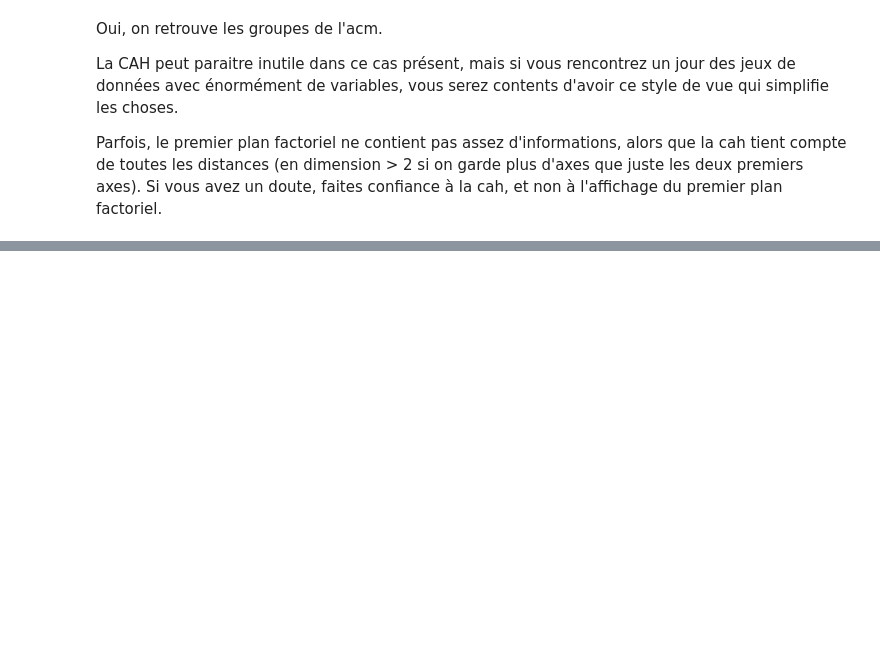
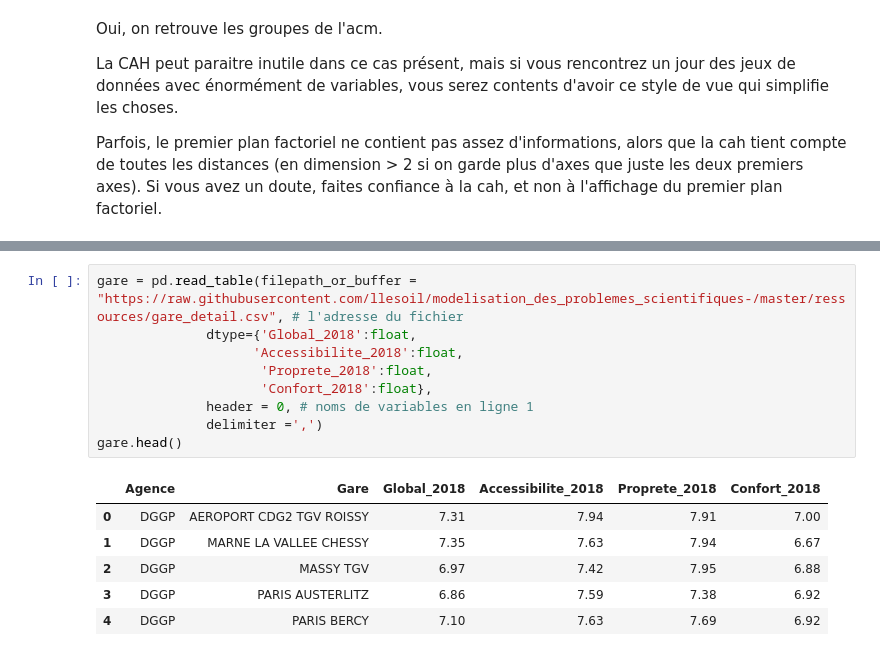
Before and after one commit to Sarah-Piet/modelisation_des_problemes_scientifiques-, a Jupyter notebook: Corrections/Correction TP2 - La satisfaction de la clientèle de la SNCF.ipynb, the cells around one changed output, grey strips where cells are left out. Cells and saved outputs as stored; diff of their text form; blank space fills up the shorter version.

```diff
--- a/Corrections/Correction TP2 - La satisfaction de la clientèle de la SNCF.ipynb
+++ b/Corrections/Correction TP2 - La satisfaction de la clientèle de la SNCF.ipynb
@@ -271,0 +271,16 @@ Parfois, le premier plan factoriel ne contient pas assez d'informations, alors q
+# %%
+gare = pd.read_table(filepath_or_buffer = "https://raw.githubusercontent.com/llesoil/modelisation_des_problemes_scientifiques-/master/ressources/gare_detail.csv", # l'adresse du fichier
+              dtype={'Global_2018':float,
+                    'Accessibilite_2018':float,
+                     'Proprete_2018':float,
+                     'Confort_2018':float},
+              header = 0, # noms de variables en ligne 1
+              delimiter =',')
+gare.head()
+# %% [output]
+|  | Agence | Gare | Global_2018 | Accessibilite_2018 | Proprete_2018 | Confort_2018 |
+| 0 | DGGP | AEROPORT CDG2 TGV ROISSY | 7.31 | 7.94 | 7.91 | 7.00 |
+| 1 | DGGP | MARNE LA VALLEE CHESSY | 7.35 | 7.63 | 7.94 | 6.67 |
+| 2 | DGGP | MASSY TGV | 6.97 | 7.42 | 7.95 | 6.88 |
+| 3 | DGGP | PARIS AUSTERLITZ | 6.86 | 7.59 | 7.38 | 6.92 |
+| 4 | DGGP | PARIS BERCY | 7.10 | 7.63 | 7.69 | 6.92 |
```
Also changed, not shown: parts of 20 cells of this notebook.
